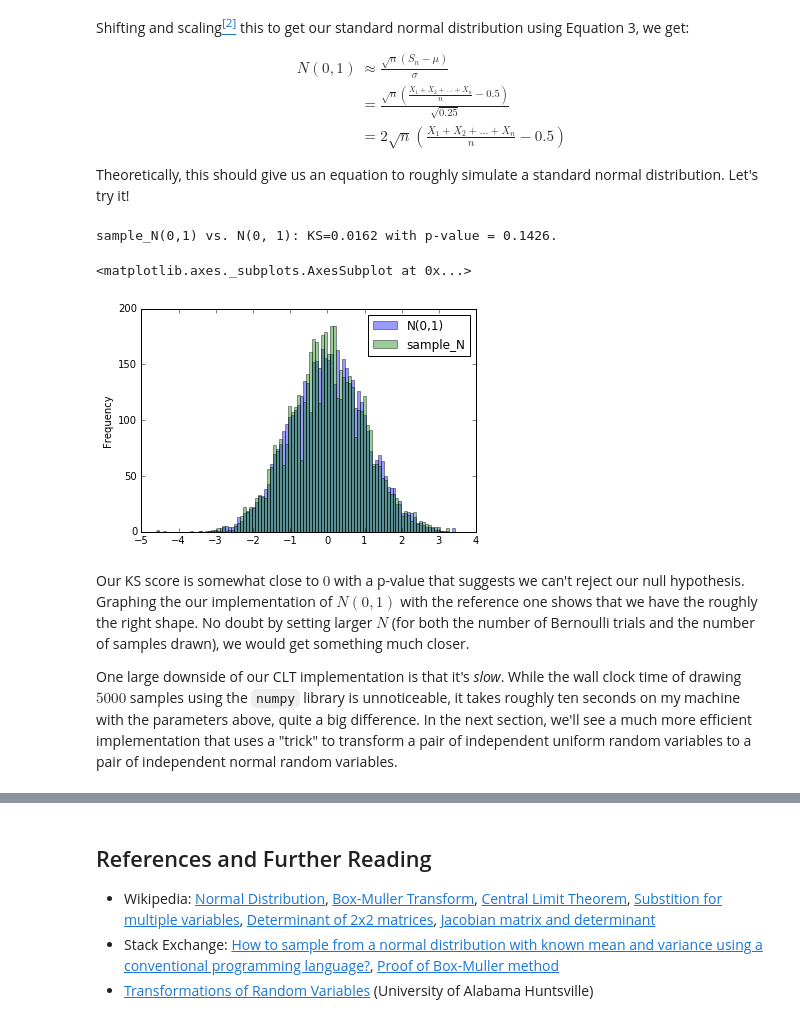
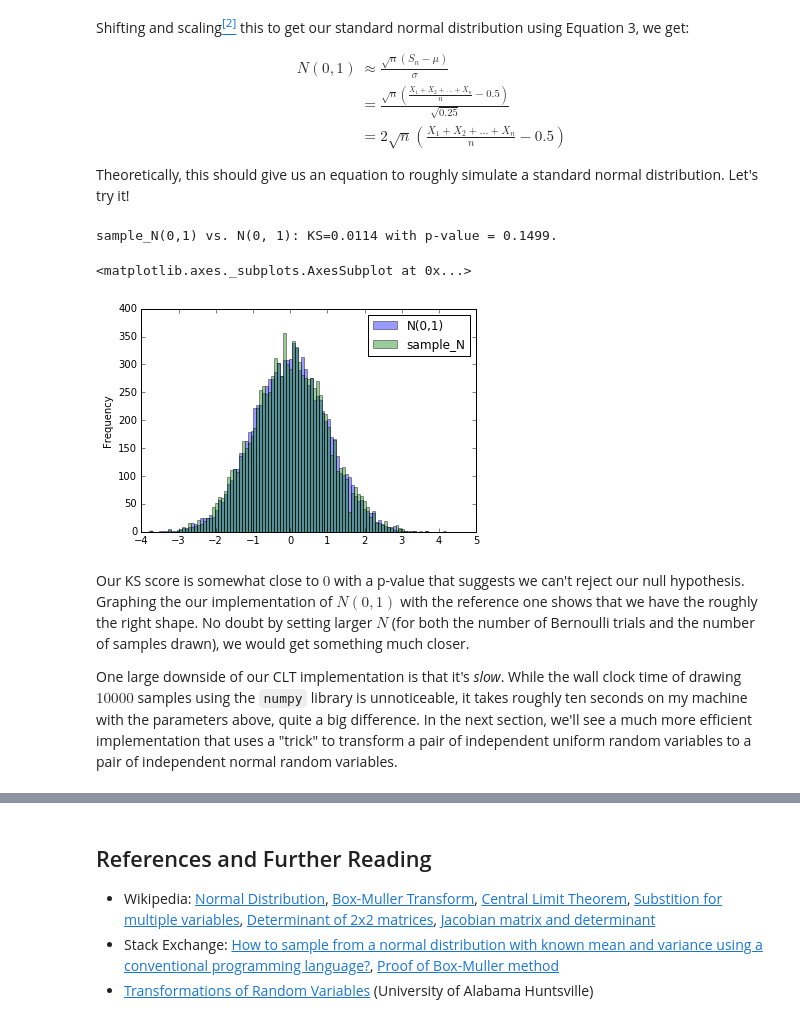
Before and after one commit to bjlkeng/bjlkeng.github.io, a Jupyter notebook: source/posts/sampling-from-a-normal-distribution.ipynb, the cells around one changed output, grey strips where cells are left out. Cells and saved outputs as stored; diff of their text form; code cells hidden in the pictures.

```diff
--- a/source/posts/sampling-from-a-normal-distribution.ipynb
+++ b/source/posts/sampling-from-a-normal-distribution.ipynb
@@ -100,35 +100,35 @@ Theoretically, this should give us an equation to roughly simulate a standard no
 # %%
 %matplotlib inline
 import random
 import pandas as pd
 import math
 
-N=5000
+N=10000
 random.seed(123)
 
 def bernoulli():
     return random.randint(0,1)
 
 # Our sample function of N(0,1) using Equation 5
-def sampleN_v1(N=5000):
+def sampleN_v1(N=2500):
     return 2.0 * math.sqrt(N) * (sum(bernoulli() for x in range(N)) / N - 0.5)
 
 # Use KS to test again
 samples = [sampleN_v1() for x in range(N)]
 test_stat, pvalue = stats.kstest(samples, 'norm', args=(0, 1), N=N)
 print("sample_N(0,1) vs. N(0, 1): KS=%.4f with p-value = %.4f." % (test_stat, pvalue))
 
 # Let's plot our samples against our reference distribution
 reference = [stats.norm.rvs() for x in range(N)]
 pd.DataFrame({'sample_N': samples, 'N(0,1)': reference}).plot(kind='hist', bins=100, alpha=0.4)
 # %% [output]
-sample_N(0,1) vs. N(0, 1): KS=0.0162 with p-value = 0.1426.
+sample_N(0,1) vs. N(0, 1): KS=0.0114 with p-value = 0.1499.
 <matplotlib.axes._subplots.AxesSubplot at 0x...>
-[figure, old version]
+[figure, new version]
 # %% [markdown]
 Our KS score is somewhat close to \\(0\\) with a p-value that suggests we can't reject our null hypothesis.  Graphing the our implementation of \\(N(0,1)\\) with the reference one shows that we have the roughly the right shape.  No doubt by setting larger \\(N\\) (for both the number of Bernoulli trials and the number of samples drawn), we would get something much closer.
 
-One large downside of our CLT implementation is that it's *slow*.  While the wall clock time of drawing \\(5000\\) samples using the `numpy` library is unnoticeable, it takes roughly ten seconds on my machine with the parameters above, quite a big difference.  In the next section, we'll see a much more efficient implementation that uses a "trick" to transform a pair of independent uniform random variables to a pair of independent normal random variables.
+One large downside of our CLT implementation is that it's *slow*.  While the wall clock time of drawing \\(10000\\) samples using the `numpy` library is unnoticeable, it takes roughly ten seconds on my machine with the parameters above, quite a big difference.  In the next section, we'll see a much more efficient implementation that uses a "trick" to transform a pair of independent uniform random variables to a pair of independent normal random variables.
 # %% [markdown]
 ## Sampling using the Box-Muller Transform
 
```
Also changed, not shown: parts of 7 cells of this notebook.
